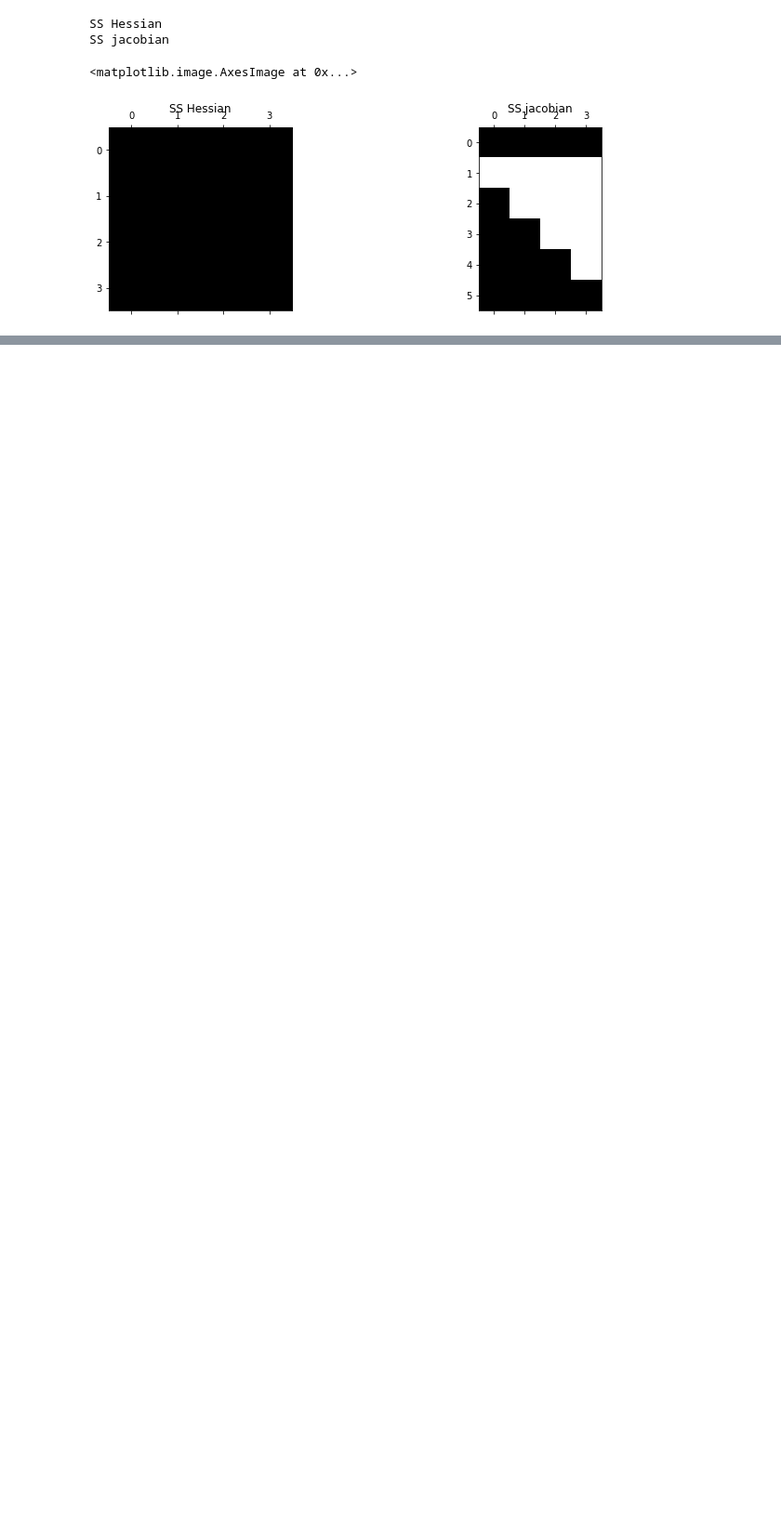
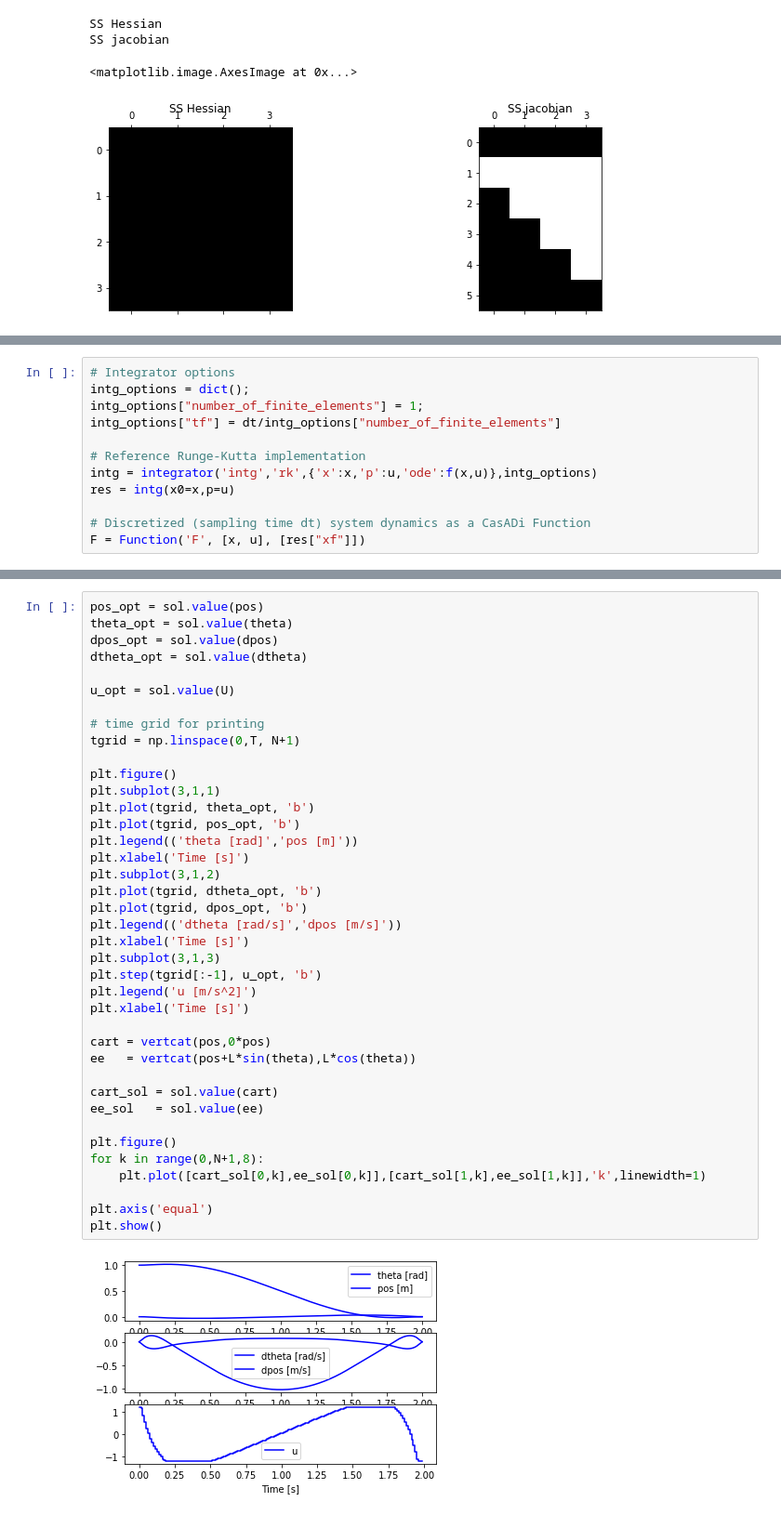
Before and after one commit to AunSiro/workshop_casadi, a Jupyter notebook: Dia_2.ipynb, the cells around one changed output, grey strips where cells are left out. Shown at 93% size. Drawn from its saved outputs; the diff is of its cells as text; blank space fills up the shorter version.

```diff
--- a/Dia_2.ipynb
+++ b/Dia_2.ipynb
@@ -607,0 +636,12 @@ SS jacobian
+# %%
+# Integrator options
+intg_options = dict();
+intg_options["number_of_finite_elements"] = 1;
+intg_options["tf"] = dt/intg_options["number_of_finite_elements"]
+
+# Reference Runge-Kutta implementation
+intg = integrator('intg','rk',{'x':x,'p':u,'ode':f(x,u)},intg_options)
+res = intg(x0=x,p=u)
+
+# Discretized (sampling time dt) system dynamics as a CasADi Function
+F = Function('F', [x, u], [res["xf"]])
@@ -607,0 +704,41 @@ SS jacobian
+# %%
+pos_opt = sol.value(pos)
+theta_opt = sol.value(theta)
+dpos_opt = sol.value(dpos)
+dtheta_opt = sol.value(dtheta)
+
+u_opt = sol.value(U)
+
+# time grid for printing
+tgrid = np.linspace(0,T, N+1)
+
+plt.figure()
+plt.subplot(3,1,1)
+plt.plot(tgrid, theta_opt, 'b')
+plt.plot(tgrid, pos_opt, 'b')
+plt.legend(('theta [rad]','pos [m]'))
+plt.xlabel('Time [s]')
+plt.subplot(3,1,2)
+plt.plot(tgrid, dtheta_opt, 'b')
+plt.plot(tgrid, dpos_opt, 'b')
+plt.legend(('dtheta [rad/s]','dpos [m/s]'))
+plt.xlabel('Time [s]')
+plt.subplot(3,1,3)
+plt.step(tgrid[:-1], u_opt, 'b')
+plt.legend('u [m/s^2]')
+plt.xlabel('Time [s]')
+
+cart = vertcat(pos,0*pos)
+ee   = vertcat(pos+L*sin(theta),L*cos(theta))
+
+cart_sol = sol.value(cart)
+ee_sol   = sol.value(ee)
+
+plt.figure()
+for k in range(0,N+1,8):
+    plt.plot([cart_sol[0,k],ee_sol[0,k]],[cart_sol[1,k],ee_sol[1,k]],'k',linewidth=1)
+
+plt.axis('equal')
+plt.show()
+# %% [output]
+[figure, added]
```
Also changed, not shown: parts of 10 cells of this notebook.
